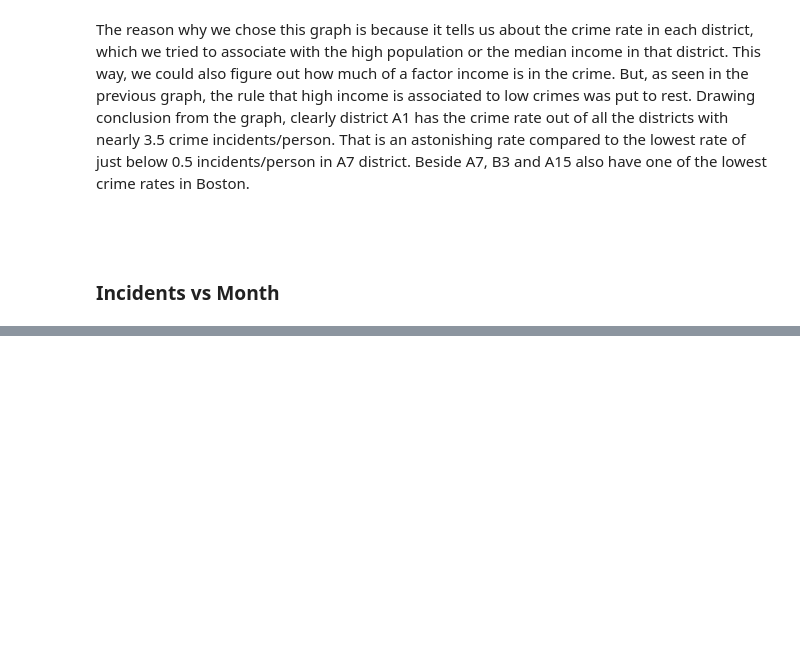
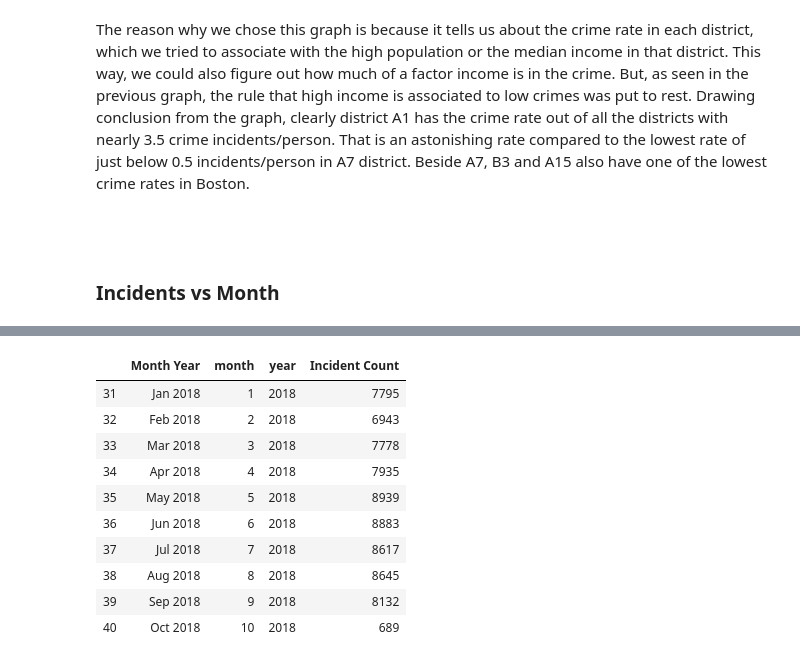
Before and after one commit to Prakhar-Saxena/INFO212-FinalProject, a Jupyter notebook: Final Project.ipynb, the cells around one changed output, grey strips where cells are left out. Cells and saved outputs as stored; diff of their text form; code cells hidden in the pictures; blank space fills up the shorter version.

```diff
--- a/Final Project.ipynb
+++ b/Final Project.ipynb
@@ -258,0 +286,15 @@ AttributeError: module 'pandas' has no attribute 'TimeGrouper'
+# %%
+# Check the tail 10
+crime_month.tail(10)
+# %% [output]
+|  | Month Year | month | year | Incident Count |
+| 31 | Jan 2018 | 1 | 2018 | 7795 |
+| 32 | Feb 2018 | 2 | 2018 | 6943 |
+| 33 | Mar 2018 | 3 | 2018 | 7778 |
+| 34 | Apr 2018 | 4 | 2018 | 7935 |
+| 35 | May 2018 | 5 | 2018 | 8939 |
+| 36 | Jun 2018 | 6 | 2018 | 8883 |
+| 37 | Jul 2018 | 7 | 2018 | 8617 |
+| 38 | Aug 2018 | 8 | 2018 | 8645 |
+| 39 | Sep 2018 | 9 | 2018 | 8132 |
+| 40 | Oct 2018 | 10 | 2018 | 689 |
```
Also changed, not shown: parts of 7 cells of this notebook.
